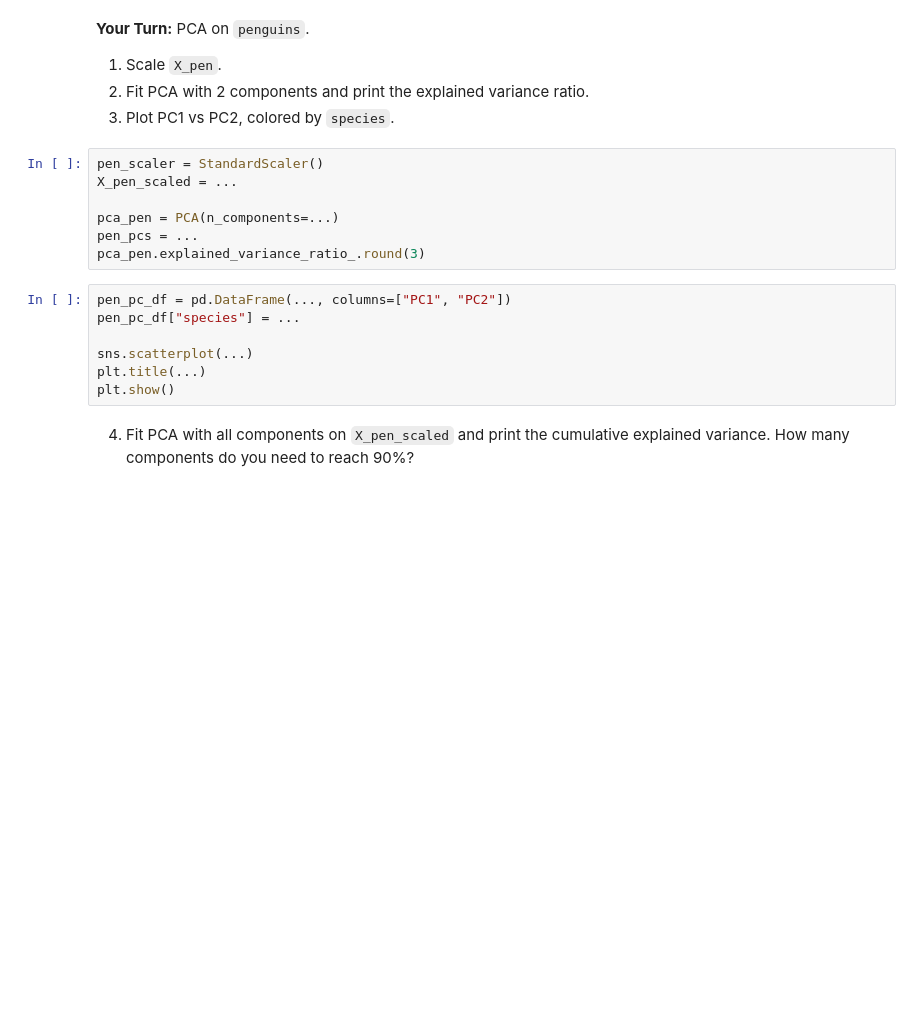
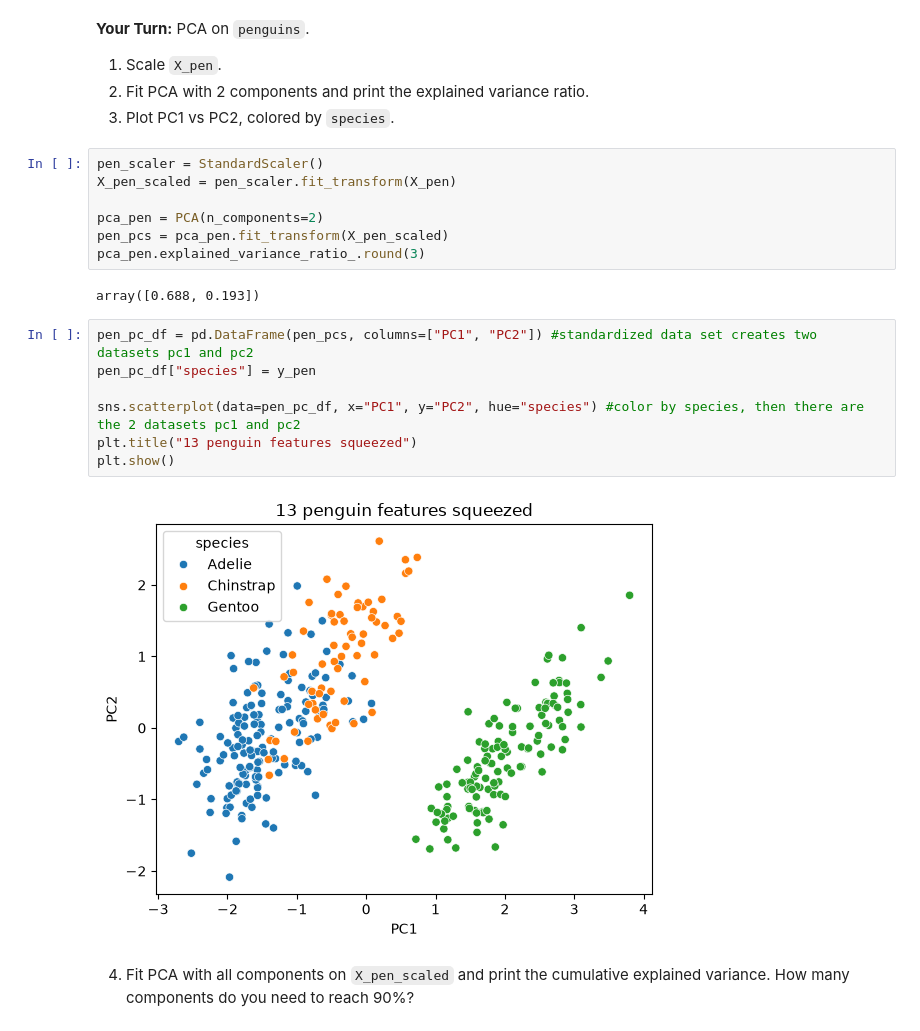
Before and after one commit to himanibalaga/JCP-fall-26, a Jupyter notebook: Week_5 (3).ipynb, the cells around one changed output. Saved outputs shown, nothing was run; the diff lists cells and outputs as text; blank space fills up the shorter version.

```diff
--- a/Week_5 (3).ipynb
+++ b/Week_5 (3).ipynb
@@ -283,18 +305,22 @@ ValueError: could not convert string to float: 'cultivar_1'
 3. Plot PC1 vs PC2, colored by `species`.
 # %%
 pen_scaler = StandardScaler()
-X_pen_scaled = ...
+X_pen_scaled = pen_scaler.fit_transform(X_pen)
 
-pca_pen = PCA(n_components=...)
-pen_pcs = ...
+pca_pen = PCA(n_components=2)
+pen_pcs = pca_pen.fit_transform(X_pen_scaled)
 pca_pen.explained_variance_ratio_.round(3)
+# %% [output]
+array([0.688, 0.193])
 # %%
-pen_pc_df = pd.DataFrame(..., columns=["PC1", "PC2"])
-pen_pc_df["species"] = ...
+pen_pc_df = pd.DataFrame(pen_pcs, columns=["PC1", "PC2"]) #standardized data set creates two datasets pc1 and pc2
+pen_pc_df["species"] = y_pen
 
-sns.scatterplot(...)
-plt.title(...)
+sns.scatterplot(data=pen_pc_df, x="PC1", y="PC2", hue="species") #color by species, then there are the 2 datasets pc1 and pc2
+plt.title("13 penguin features squeezed")
 plt.show()
+# %% [output]
+[figure, added]
 # %% [markdown]
 4. Fit PCA with all components on `X_pen_scaled` and print the cumulative explained variance. How many components do you need to reach 90%?
 # %%
```
Also changed, not shown: parts of 17 cells of this notebook, 1 other file.
